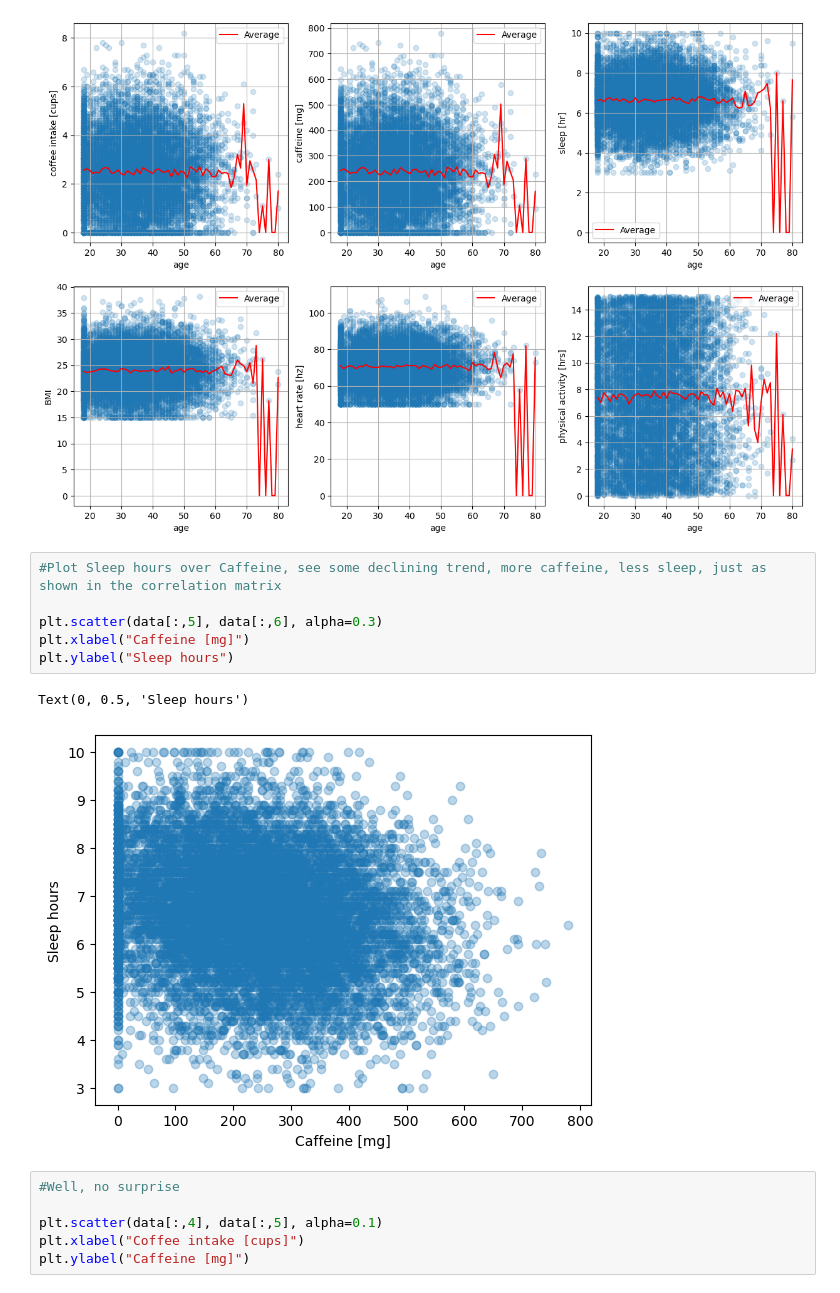
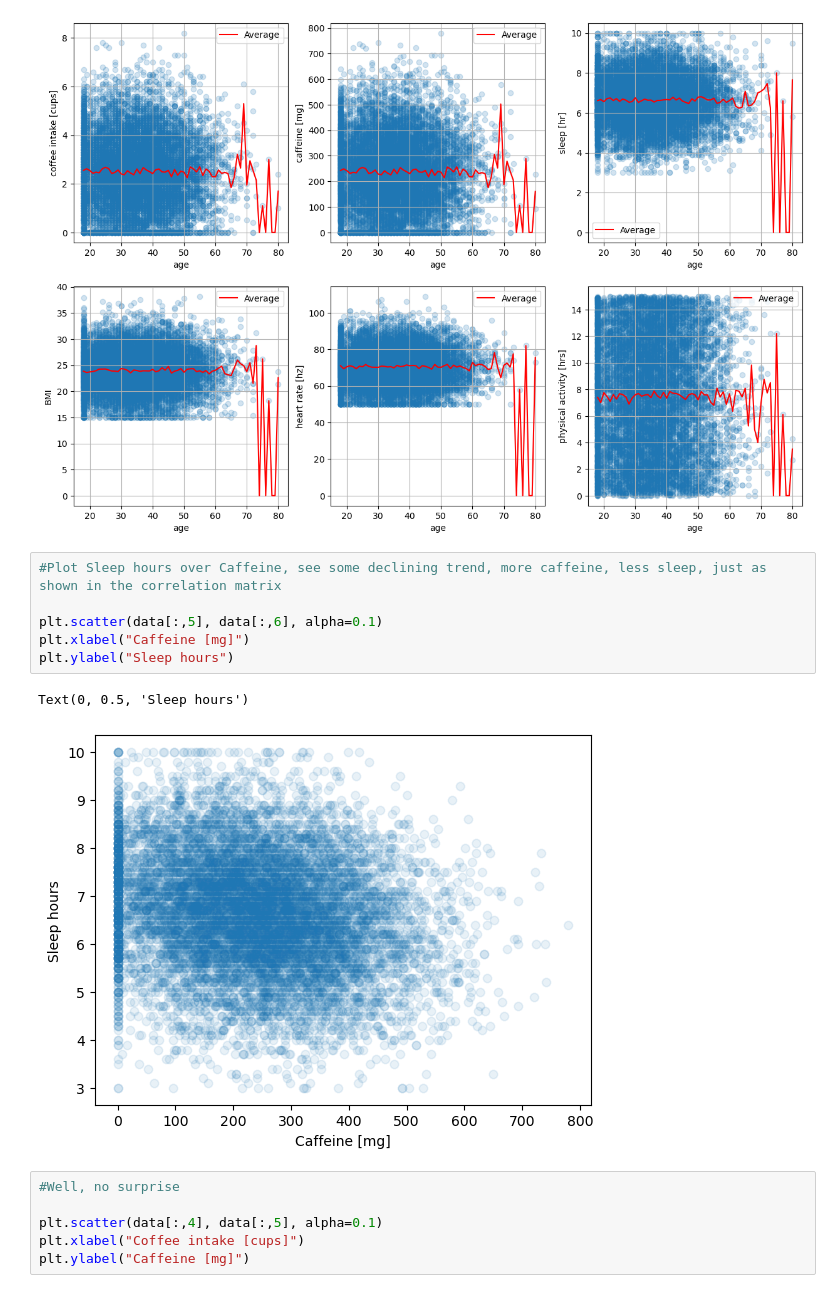
Before and after one commit to RicemanBoy/ML-supervised-project, a Jupyter notebook: coffee.ipynb, the cells around one changed output. Drawn from its saved outputs; the diff is of its cells as text.

```diff
--- a/coffee.ipynb
+++ b/coffee.ipynb
@@ -116,12 +116,12 @@ ax[1,2].legend()
 # %%
 #Plot Sleep hours over Caffeine, see some declining trend, more caffeine, less sleep, just as shown in the correlation matrix
 
-plt.scatter(data[:,5], data[:,6], alpha=0.3)
+plt.scatter(data[:,5], data[:,6], alpha=0.1)
 plt.xlabel("Caffeine [mg]")
 plt.ylabel("Sleep hours")
 # %% [output]
 Text(0, 0.5, 'Sleep hours')
-[figure, old version]
+[figure, new version]
 # %%
 #Well, no surprise
 
```
Also changed, not shown: 1 other file.
